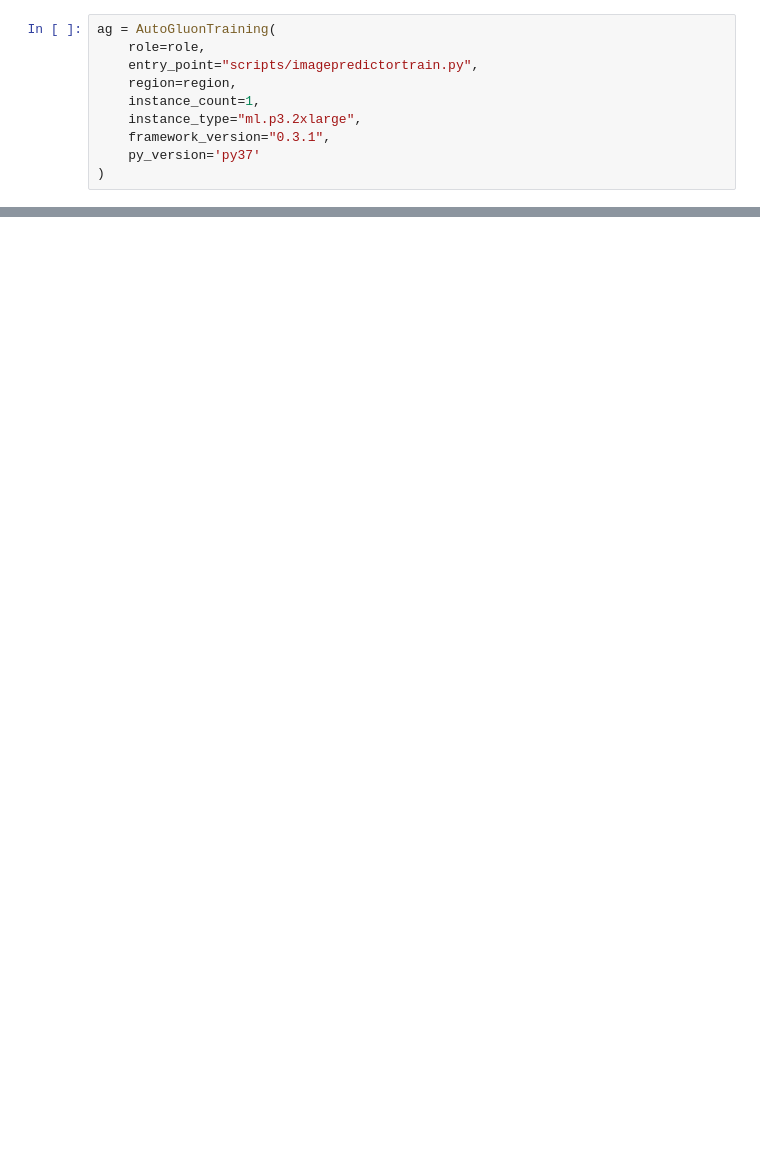
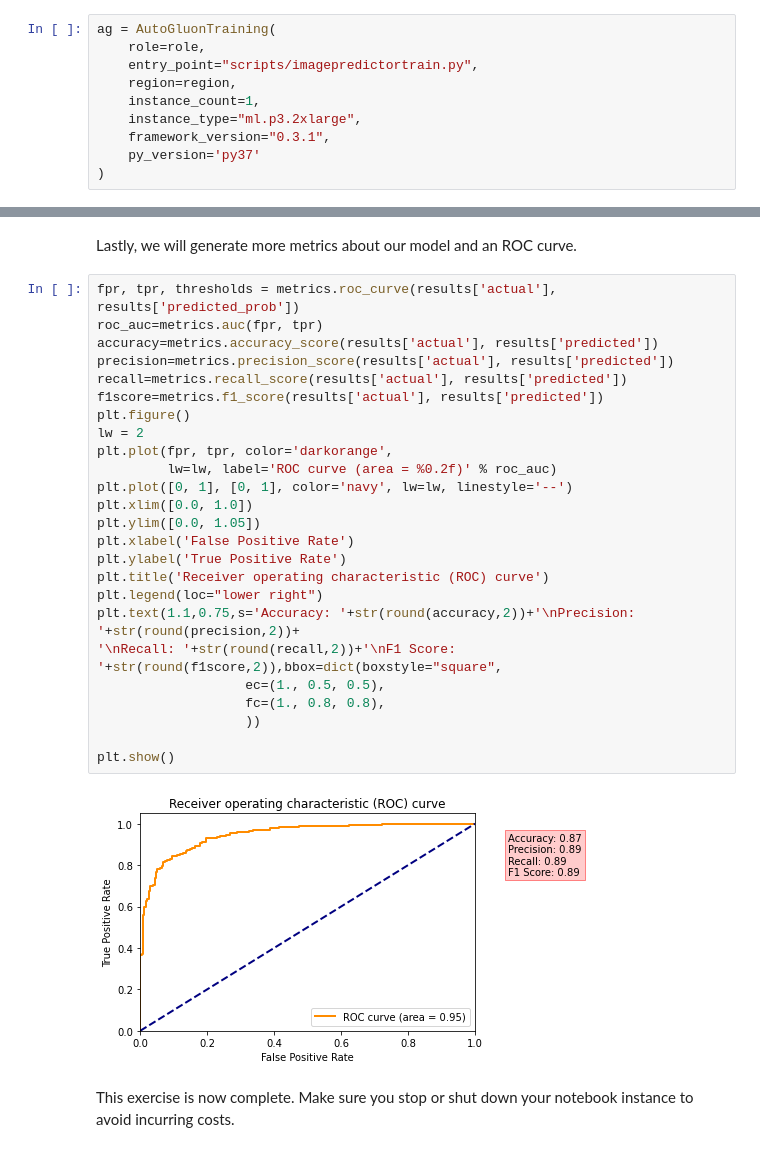
Before and after one commit to PacktPublishing/Applied-Machine-Learning-for-Healthcare-and-Life-Sciences-using-AWS, a Jupyter notebook: chapter-6/medical_image_classification.ipynb, the cells around one changed output, grey strips where cells are left out. Saved outputs shown, nothing was run; the diff lists cells and outputs as text; blank space fills up the shorter version.

```diff
--- a/chapter-6/medical_image_classification.ipynb
+++ b/chapter-6/medical_image_classification.ipynb
@@ -188,0 +224,31 @@ Top-1 test acc: 0.912
+# %% [markdown]
+Lastly, we will generate more metrics about our model and an ROC curve.
+# %%
+fpr, tpr, thresholds = metrics.roc_curve(results['actual'], results['predicted_prob'])
+roc_auc=metrics.auc(fpr, tpr)
+accuracy=metrics.accuracy_score(results['actual'], results['predicted'])
+precision=metrics.precision_score(results['actual'], results['predicted'])
+recall=metrics.recall_score(results['actual'], results['predicted'])
+f1score=metrics.f1_score(results['actual'], results['predicted'])
+plt.figure()
+lw = 2
+plt.plot(fpr, tpr, color='darkorange',
+         lw=lw, label='ROC curve (area = %0.2f)' % roc_auc)
+plt.plot([0, 1], [0, 1], color='navy', lw=lw, linestyle='--')
+plt.xlim([0.0, 1.0])
+plt.ylim([0.0, 1.05])
+plt.xlabel('False Positive Rate')
+plt.ylabel('True Positive Rate')
+plt.title('Receiver operating characteristic (ROC) curve')
+plt.legend(loc="lower right")
+plt.text(1.1,0.75,s='Accuracy: '+str(round(accuracy,2))+'\nPrecision: '+str(round(precision,2))+
+'\nRecall: '+str(round(recall,2))+'\nF1 Score: '+str(round(f1score,2)),bbox=dict(boxstyle="square",
+                   ec=(1., 0.5, 0.5),
+                   fc=(1., 0.8, 0.8),
+                   ))
+
+plt.show()
+# %% [output]
+[figure, added]
+# %% [markdown]
+This exercise is now complete. Make sure you stop or shut down your notebook instance to avoid incurring costs.
```
Also changed, not shown: parts of 26 cells of this notebook, 4 other files.
